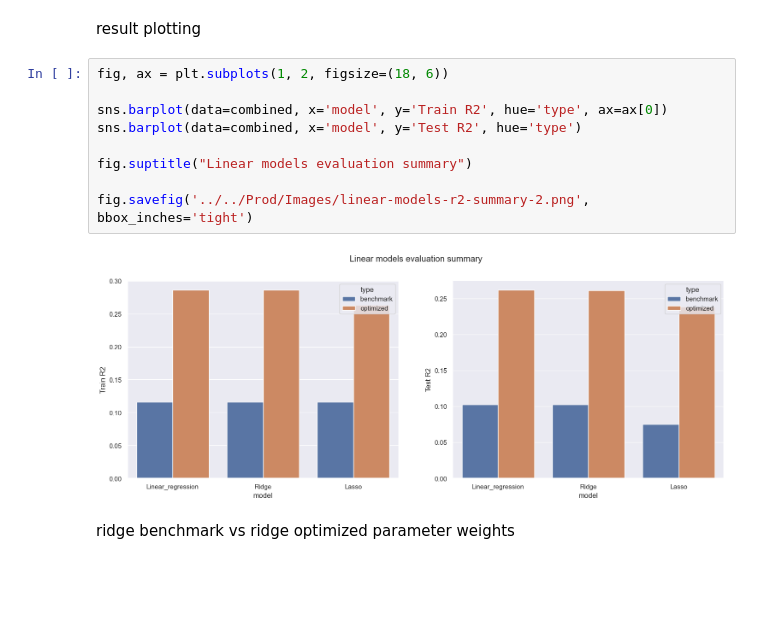
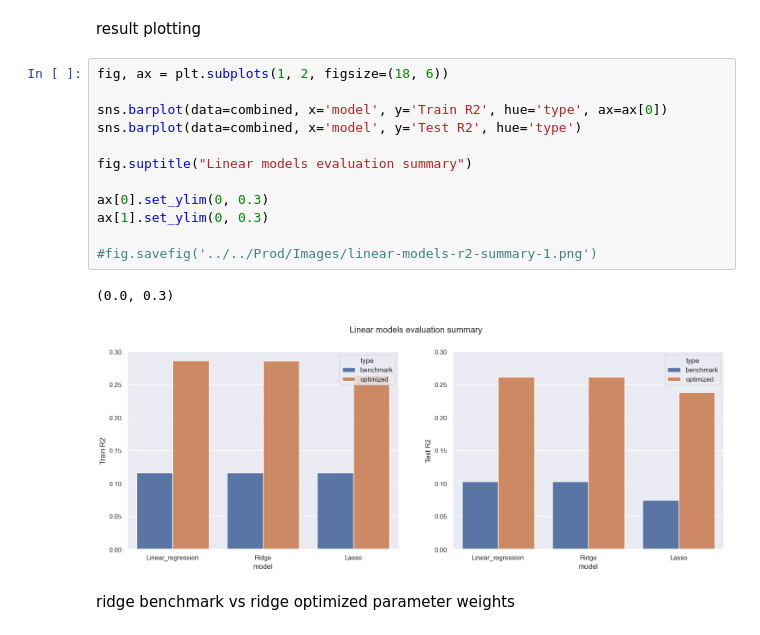
Before and after one commit to Sammuel21/pridav-music-project, a Jupyter notebook: Development/gulas16/model-analysis.ipynb, the cells around one changed output. Cells and saved outputs as stored; diff of their text form; blank space fills up the shorter version.

Commit message:
pushing model results plots

```diff
--- a/Development/gulas16/model-analysis.ipynb
+++ b/Development/gulas16/model-analysis.ipynb
@@ -238,14 +241,18 @@ result plotting
 # %%
 fig, ax = plt.subplots(1, 2, figsize=(18, 6))
 
 sns.barplot(data=combined, x='model', y='Train R2', hue='type', ax=ax[0])
 sns.barplot(data=combined, x='model', y='Test R2', hue='type')
 
 fig.suptitle("Linear models evaluation summary")
 
-fig.savefig('../../Prod/Images/linear-models-r2-summary-2.png', bbox_inches='tight')
+ax[0].set_ylim(0, 0.3)
+ax[1].set_ylim(0, 0.3)
+
+#fig.savefig('../../Prod/Images/linear-models-r2-summary-1.png')
 # %% [output]
+(0.0, 0.3)
-[figure, old version]
+[figure, new version]
 # %% [markdown]
 ridge benchmark vs ridge optimized parameter weights
 # %%
```
Also changed, not shown: parts of 12 cells of this notebook, 9 other files.
